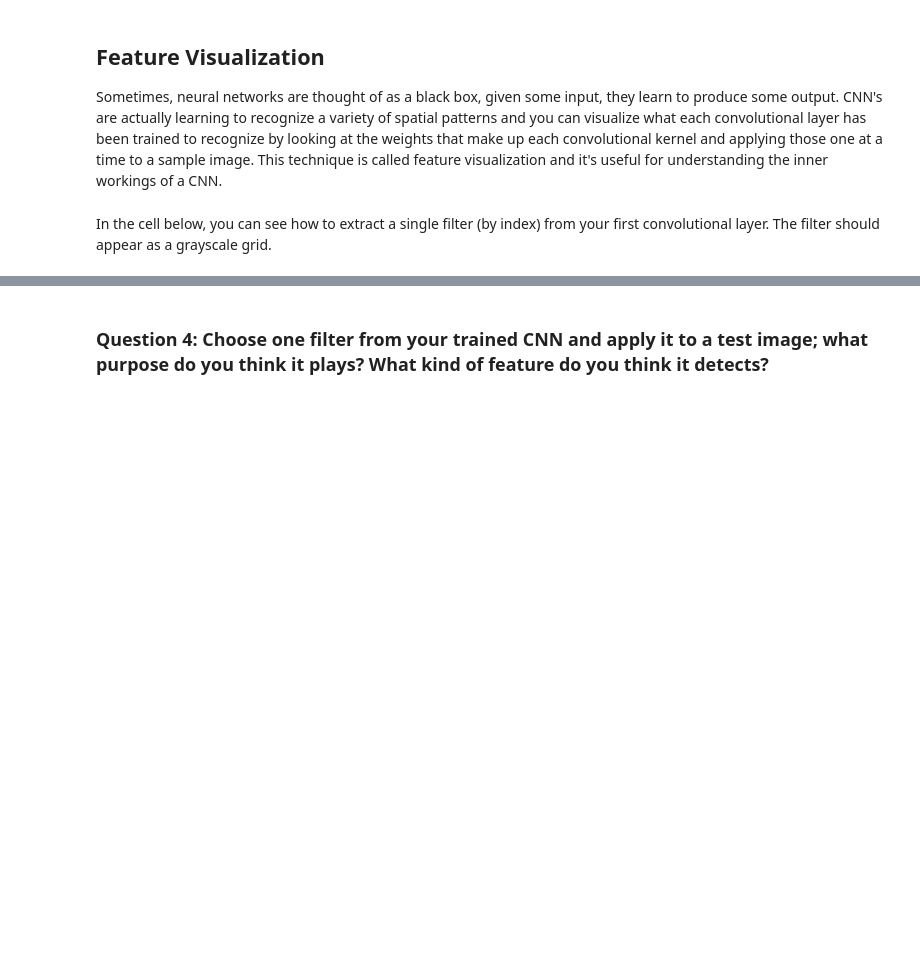
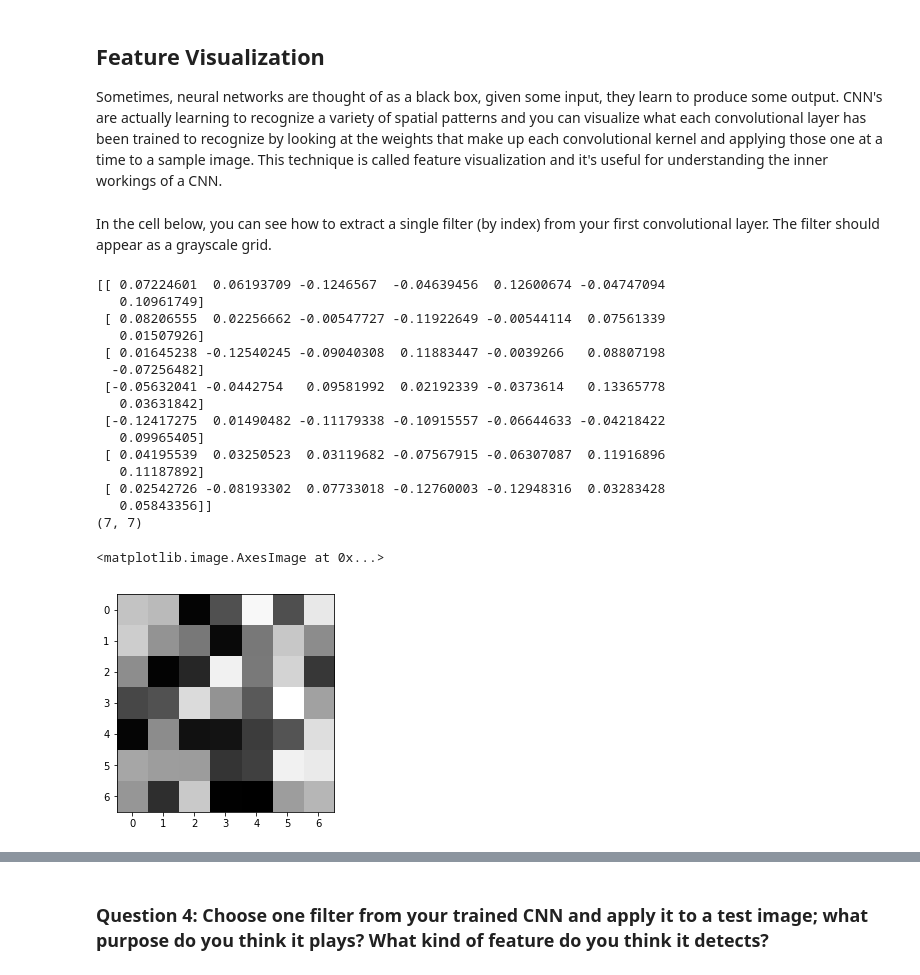
Before and after one commit to irvingvasquez/P1_Facial_Keypoints, a Jupyter notebook: 2. Define the Network Architecture.ipynb, the cells around one changed output, grey strips where cells are left out. Cells and saved outputs as stored; diff of their text form; code cells hidden in the pictures; blank space fills up the shorter version.

```diff
--- a/2. Define the Network Architecture.ipynb
+++ b/2. Define the Network Architecture.ipynb
@@ -463,17 +493,35 @@ In the cell below, you can see how to extract a single filter (by index) from yo
 # %%
 # Get the weights in the first conv layer, "conv1"
 # if necessary, change this to reflect the name of your first conv layer
-weights1 = net.conv1.weight.data
+weights1 = net.conv1.weight.data.cpu()
 
 w = weights1.numpy()
 
 filter_index = 0
 
 print(w[filter_index][0])
 print(w[filter_index][0].shape)
 
 # display the filter weights
 plt.imshow(w[filter_index][0], cmap='gray')
+# %% [output]
+[[ 0.07224601  0.06193709 -0.1246567  -0.04639456  0.12600674 -0.04747094
+   0.10961749]
+ [ 0.08206555  0.02256662 -0.00547727 -0.11922649 -0.00544114  0.07561339
+   0.01507926]
+ [ 0.01645238 -0.12540245 -0.09040308  0.11883447 -0.0039266   0.08807198
+  -0.07256482]
+ [-0.05632041 -0.0442754   0.09581992  0.02192339 -0.0373614   0.13365778
+   0.03631842]
+ [-0.12417275  0.01490482 -0.11179338 -0.10915557 -0.06644633 -0.04218422
+   0.09965405]
+ [ 0.04195539  0.03250523  0.03119682 -0.07567915 -0.06307087  0.11916896
+   0.11187892]
+ [ 0.02542726 -0.08193302  0.07733018 -0.12760003 -0.12948316  0.03283428
+   0.05843356]]
+(7, 7)
+<matplotlib.image.AxesImage at 0x...>
+[figure, added]
 # %% [markdown]
 ## Feature maps
 
```
Also changed, not shown: parts of 15 cells of this notebook, 1 other file.
